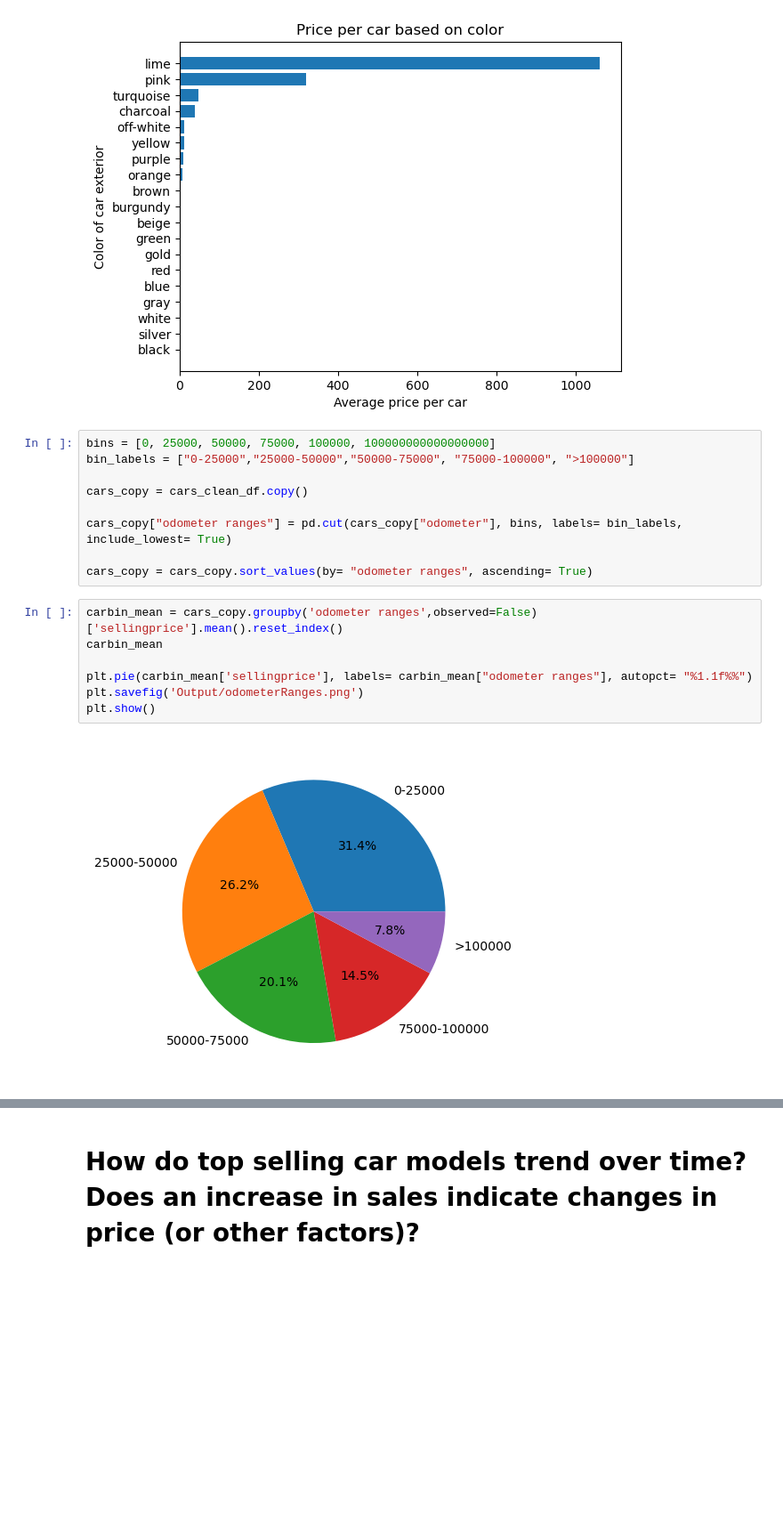
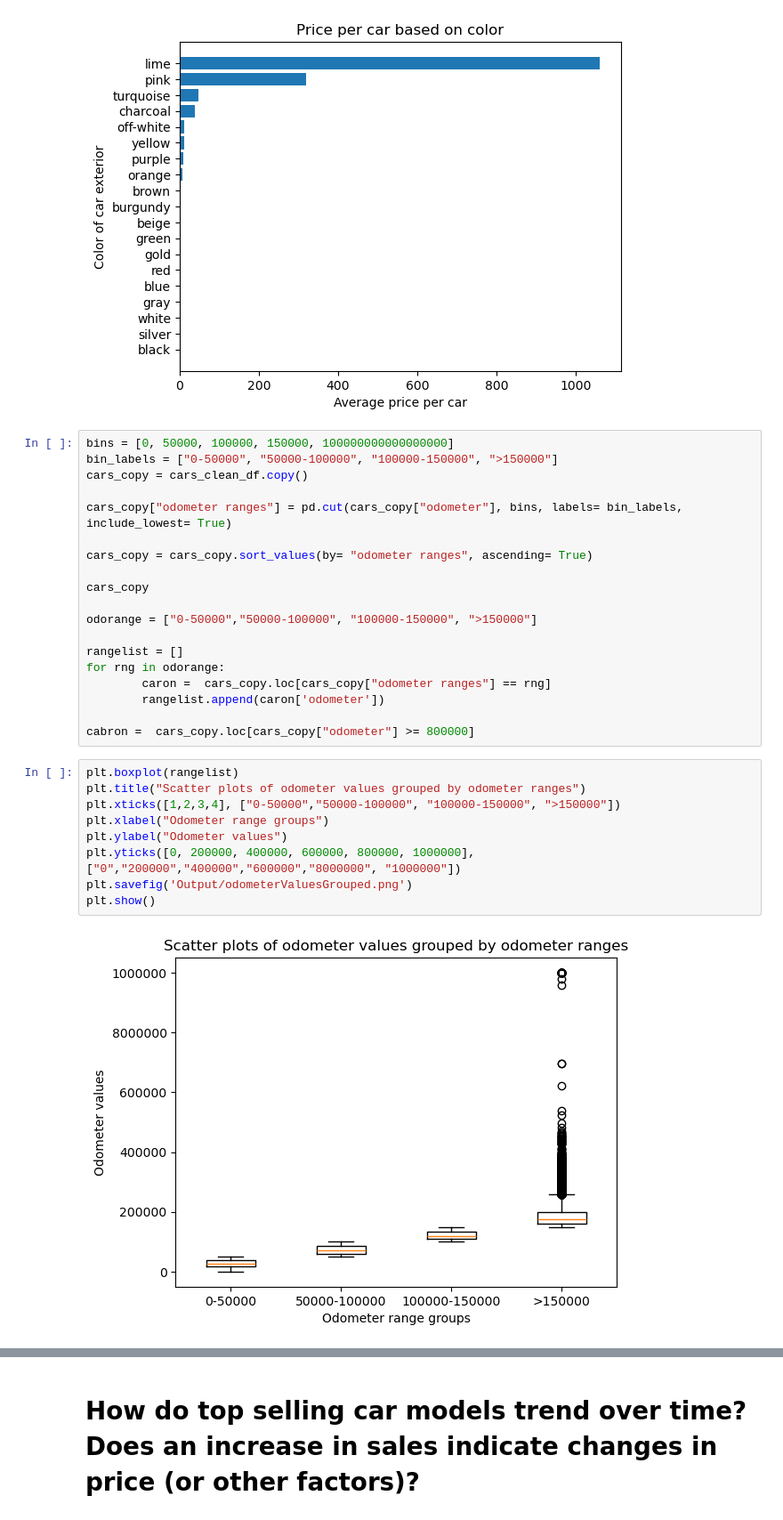
Before and after one commit to marsh52/project1, a Jupyter notebook: car_sales_analysis .ipynb, the cells around one changed output, grey strips where cells are left out. Shown: that part at 89% size. Drawn from its saved outputs; the diff is of its cells as text; blank space fills up the shorter version.

```diff
--- a/car_sales_analysis .ipynb
+++ b/car_sales_analysis .ipynb
@@ -223,21 +215,33 @@ plt.savefig('Output/priceBasedOnColor.png')
 plt.show()
 # %% [output]
 [figure]
-# %%
-bins = [0, 25000, 50000, 75000, 100000, 100000000000000000]
-bin_labels = ["0-25000","25000-50000","50000-75000", "75000-100000", ">100000"]
-
-cars_copy = cars_clean_df.copy()
-
-cars_copy["odometer ranges"] = pd.cut(cars_copy["odometer"], bins, labels= bin_labels, include_lowest= True)
-
-cars_copy = cars_copy.sort_values(by= "odometer ranges", ascending= True)
-# %%
-carbin_mean = cars_copy.groupby('odometer ranges',observed=False)['sellingprice'].mean().reset_index()
-carbin_mean
-
-plt.pie(carbin_mean['sellingprice'], labels= carbin_mean["odometer ranges"], autopct= "%1.1f%%")
-plt.savefig('Output/odometerRanges.png')
-plt.show()
-# %% [output]
-[figure, removed]
+# %%
+bins = [0, 50000, 100000, 150000, 100000000000000000]
+bin_labels = ["0-50000", "50000-100000", "100000-150000", ">150000"]
+cars_copy = cars_clean_df.copy()
+
+cars_copy["odometer ranges"] = pd.cut(cars_copy["odometer"], bins, labels= bin_labels, include_lowest= True)
+
+cars_copy = cars_copy.sort_values(by= "odometer ranges", ascending= True)
+
+cars_copy
+
+odorange = ["0-50000","50000-100000", "100000-150000", ">150000"]
+
+rangelist = []
+for rng in odorange:
+        caron =  cars_copy.loc[cars_copy["odometer ranges"] == rng]
+        rangelist.append(caron['odometer'])
+
+cabron =  cars_copy.loc[cars_copy["odometer"] >= 800000]
+# %%
+plt.boxplot(rangelist)
+plt.title("Scatter plots of odometer values grouped by odometer ranges")
+plt.xticks([1,2,3,4], ["0-50000","50000-100000", "100000-150000", ">150000"])
+plt.xlabel("Odometer range groups")
+plt.ylabel("Odometer values")
+plt.yticks([0, 200000, 400000, 600000, 800000, 1000000],["0","200000","400000","600000","8000000", "1000000"])
+plt.savefig('Output/odometerValuesGrouped.png')
+plt.show()
+# %% [output]
+[figure, added]
```
Also changed, not shown: parts of 7 cells of this notebook, 3 other files.
